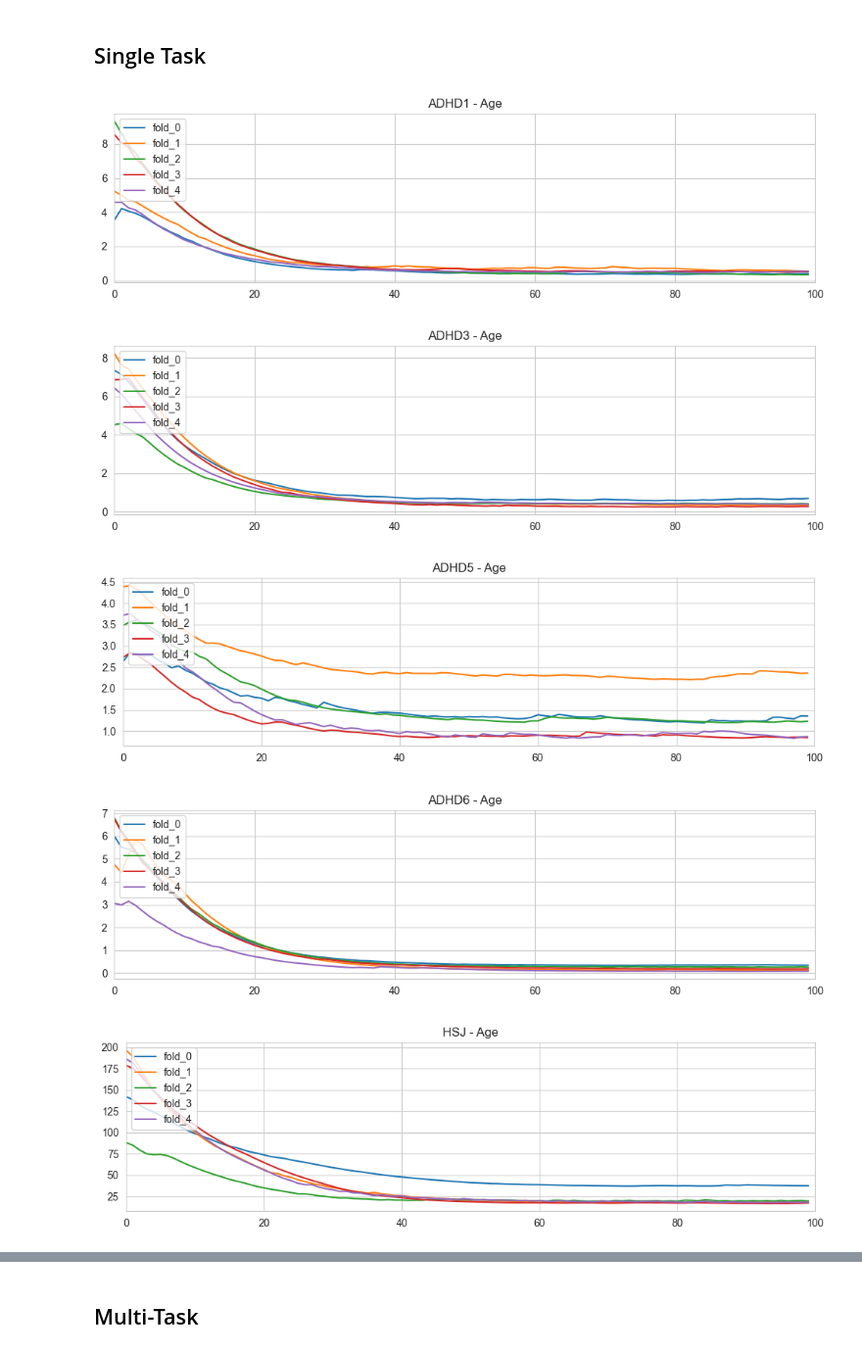
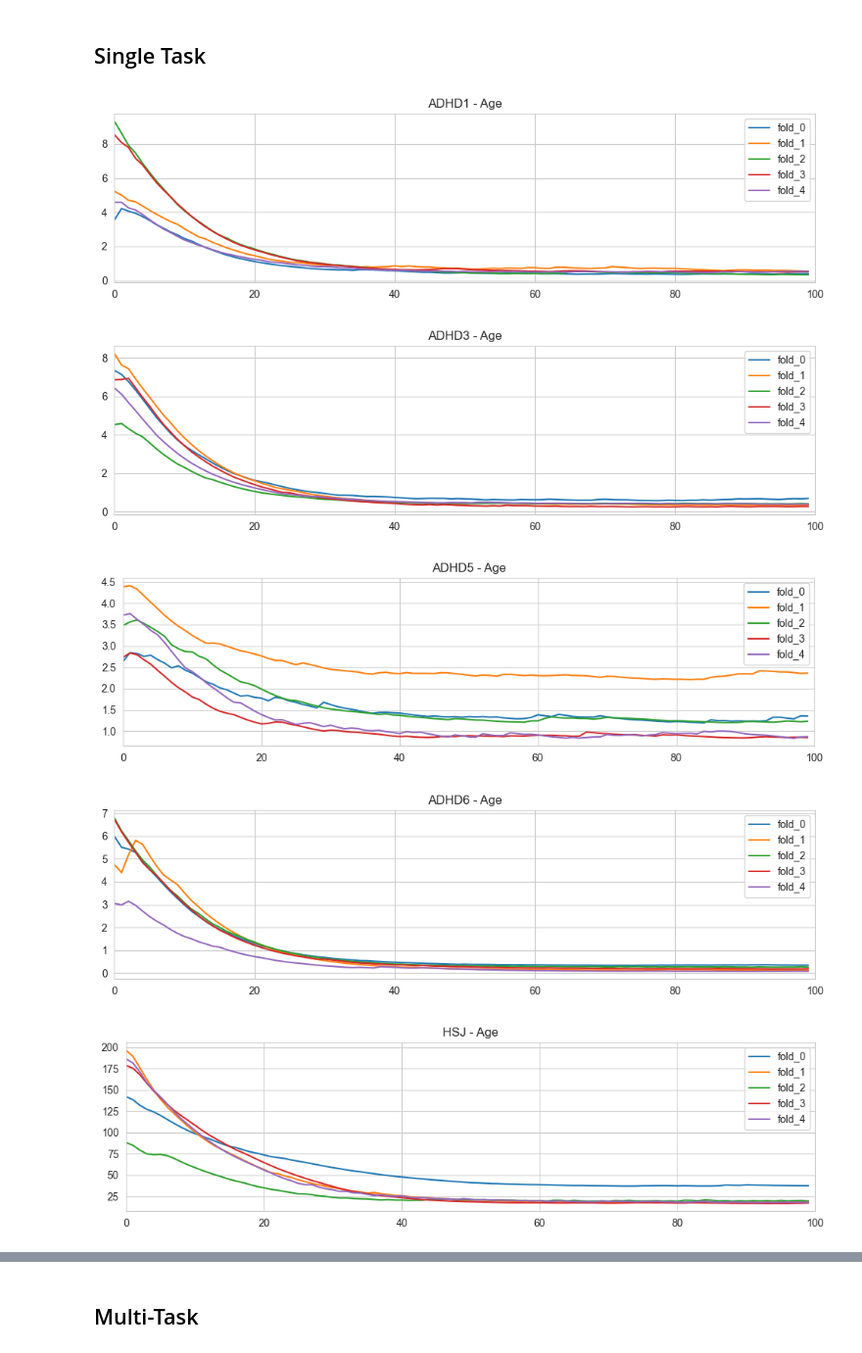
Before and after one commit to harveyaa/neuropsych_mtl, a Jupyter notebook: MTL/MTL_age_training_plots.ipynb, the cells around one changed output, grey strips where cells are left out. Shown at 98% size. Drawn from its saved outputs; the diff is of its cells as text; code cells hidden in the pictures.

```diff
--- a/MTL/MTL_age_training_plots.ipynb
+++ b/MTL/MTL_age_training_plots.ipynb
@@ -53,19 +53,19 @@ for site in sites:
 # %%
 for site in res_single:
     fig,ax = plt.subplots(figsize=(10,3))
     #plt.ylim(0,100)
     plt.xlim(0,100)
     for i,df in enumerate(res_single[site]):
         sns.lineplot(x=df.index,y=smooth(df['Loss/test']),data=df,label=f'fold_{i}')
     plt.title(f'{site} - Age')
     #plt.hlines(50,-5,105,ls='--',color='black')
-    plt.legend(loc="upper left")
+    plt.legend(loc="upper right")
     plt.tight_layout()
     plt.savefig(os.path.join(p_out_parent,f'figures/{site}.png'),dpi=300)
     plt.show()
 # %% [output]
-[figure, old version]
+[figure, new version]
-[figure, old version]
+[figure, new version]
-[figure, old version]
+[figure, new version]
-[figure, old version]
+[figure, new version]
-[figure, old version]
+[figure, new version]
```
Also changed, not shown: parts of 2 cells of this notebook, 3 other files.
